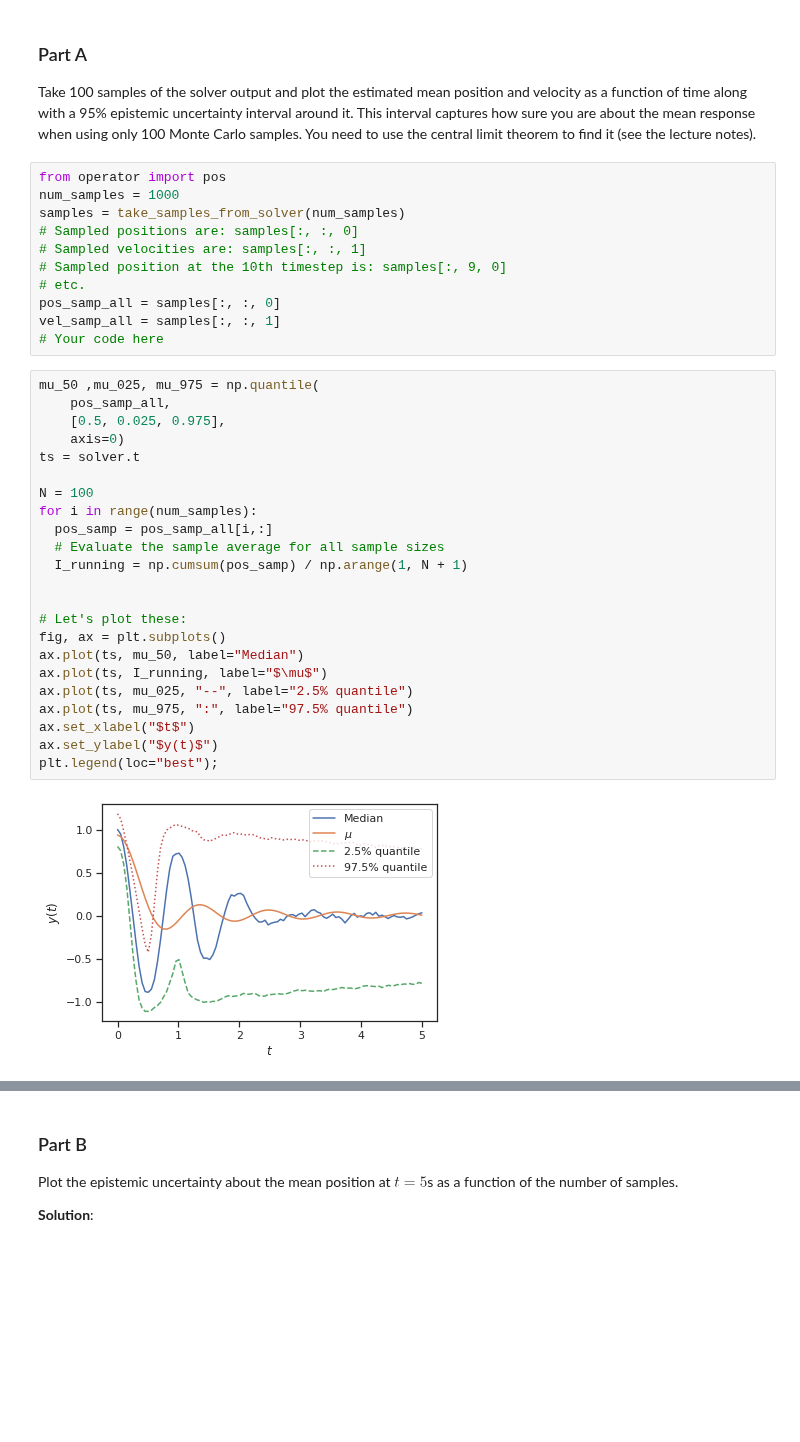
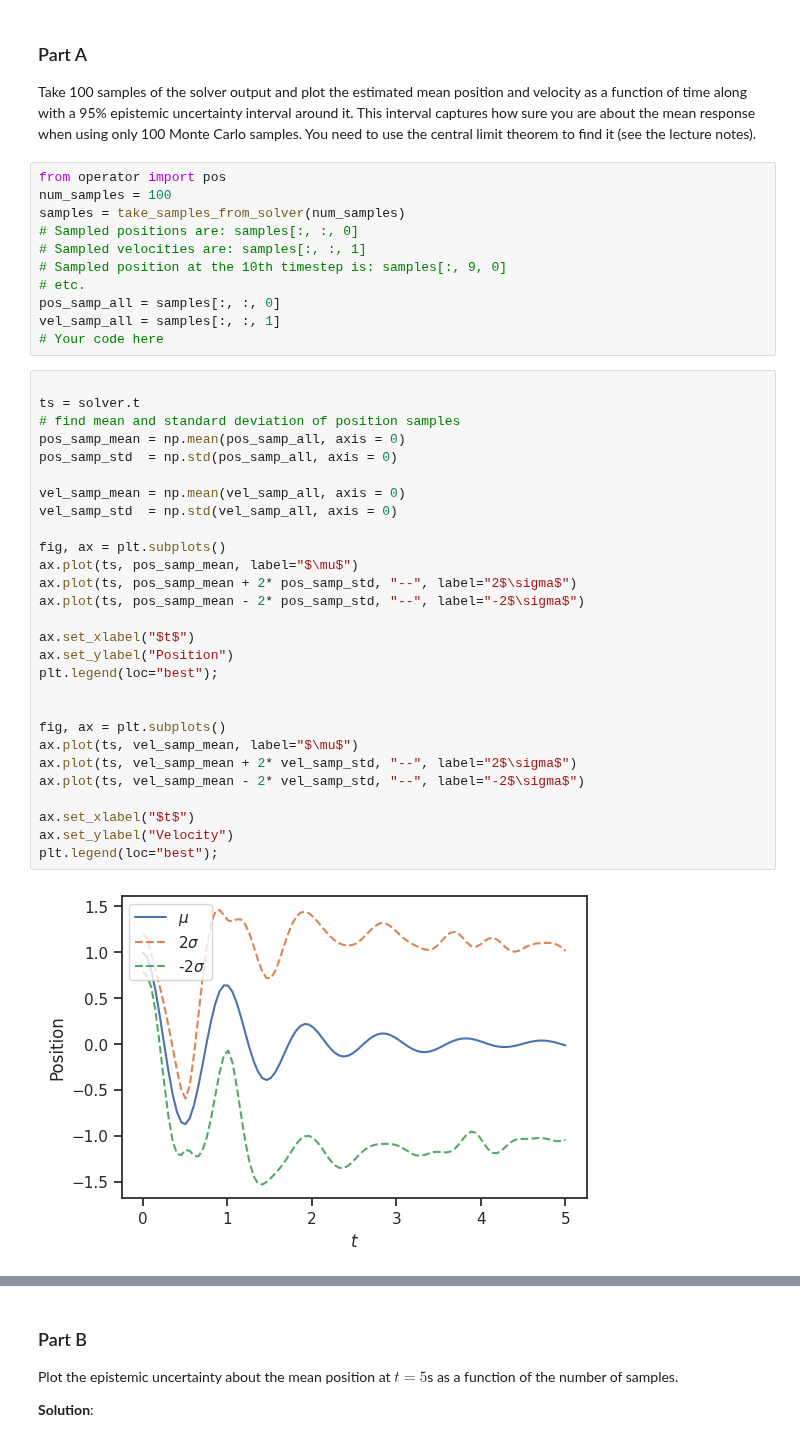
Before and after one commit to schemp98/data-analytics-se, a Jupyter notebook: lecturebook/homework/homework-03_SCC.ipynb, the cells around one changed output, grey strips where cells are left out. Drawn from its saved outputs; the diff is of its cells as text; blank space fills up the shorter version.

```diff
--- a/lecturebook/homework/homework-03_SCC.ipynb
+++ b/lecturebook/homework/homework-03_SCC.ipynb
@@ -235,7 +235,7 @@ This interval captures how sure you are about the mean response when using only
 You need to use the central limit theorem to find it (see the lecture notes).
 # %%
 from operator import pos
-num_samples = 1000
+num_samples = 100
 samples = take_samples_from_solver(num_samples)
 # Sampled positions are: samples[:, :, 0]
 # Sampled velocities are: samples[:, :, 1]
@@ -244,28 +244,33 @@ samples = take_samples_from_solver(num_samples)
 pos_samp_all = samples[:, :, 0]
 vel_samp_all = samples[:, :, 1]
 # Your code here
-# %%
-mu_50 ,mu_025, mu_975 = np.quantile(
-    pos_samp_all,
-    [0.5, 0.025, 0.975],
-    axis=0)
-ts = solver.t
-
-N = 100
-for i in range(num_samples):
-  pos_samp = pos_samp_all[i,:]
-  # Evaluate the sample average for all sample sizes
-  I_running = np.cumsum(pos_samp) / np.arange(1, N + 1)
-
-
-# Let's plot these:
-fig, ax = plt.subplots()
-ax.plot(ts, mu_50, label="Median")
-ax.plot(ts, I_running, label="$\mu$")
-ax.plot(ts, mu_025, "--", label="2.5% quantile")
-ax.plot(ts, mu_975, ":", label="97.5% quantile")
-ax.set_xlabel("$t$")
-ax.set_ylabel("$y(t)$")
-plt.legend(loc="best");
-# %% [output]
-[figure, removed]
+# %%
+
+ts = solver.t
+# find mean and standard deviation of position samples
+pos_samp_mean = np.mean(pos_samp_all, axis = 0)
+pos_samp_std  = np.std(pos_samp_all, axis = 0)
+
+vel_samp_mean = np.mean(vel_samp_all, axis = 0)
+vel_samp_std  = np.std(vel_samp_all, axis = 0)
+
+fig, ax = plt.subplots()
+ax.plot(ts, pos_samp_mean, label="$\mu$")
+ax.plot(ts, pos_samp_mean + 2* pos_samp_std, "--", label="2$\sigma$")
+ax.plot(ts, pos_samp_mean - 2* pos_samp_std, "--", label="-2$\sigma$")
+
+ax.set_xlabel("$t$")
+ax.set_ylabel("Position")
+plt.legend(loc="best");
+
+
+fig, ax = plt.subplots()
+ax.plot(ts, vel_samp_mean, label="$\mu$")
+ax.plot(ts, vel_samp_mean + 2* vel_samp_std, "--", label="2$\sigma$")
+ax.plot(ts, vel_samp_mean - 2* vel_samp_std, "--", label="-2$\sigma$")
+
+ax.set_xlabel("$t$")
+ax.set_ylabel("Velocity")
+plt.legend(loc="best");
+# %% [output]
+[figure, added]
```
Also changed, not shown: parts of 13 cells of this notebook.
